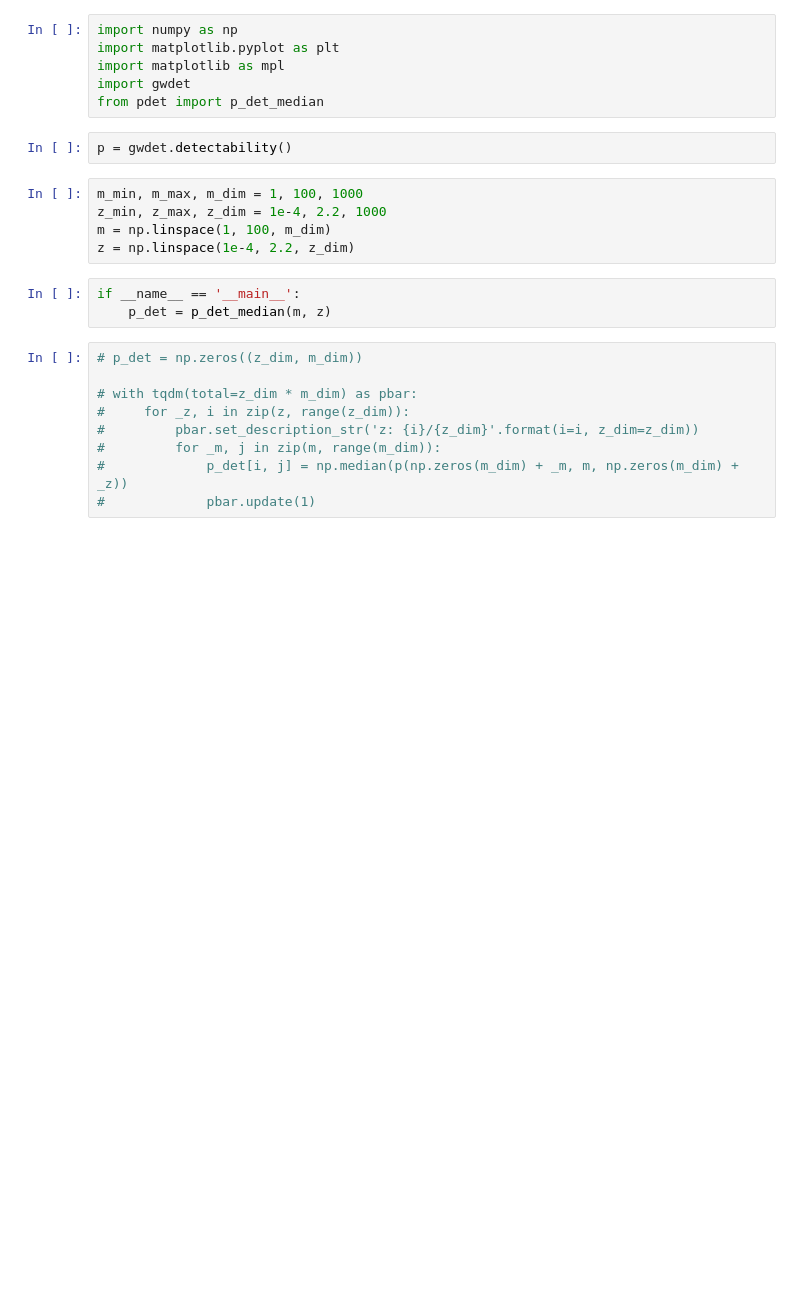
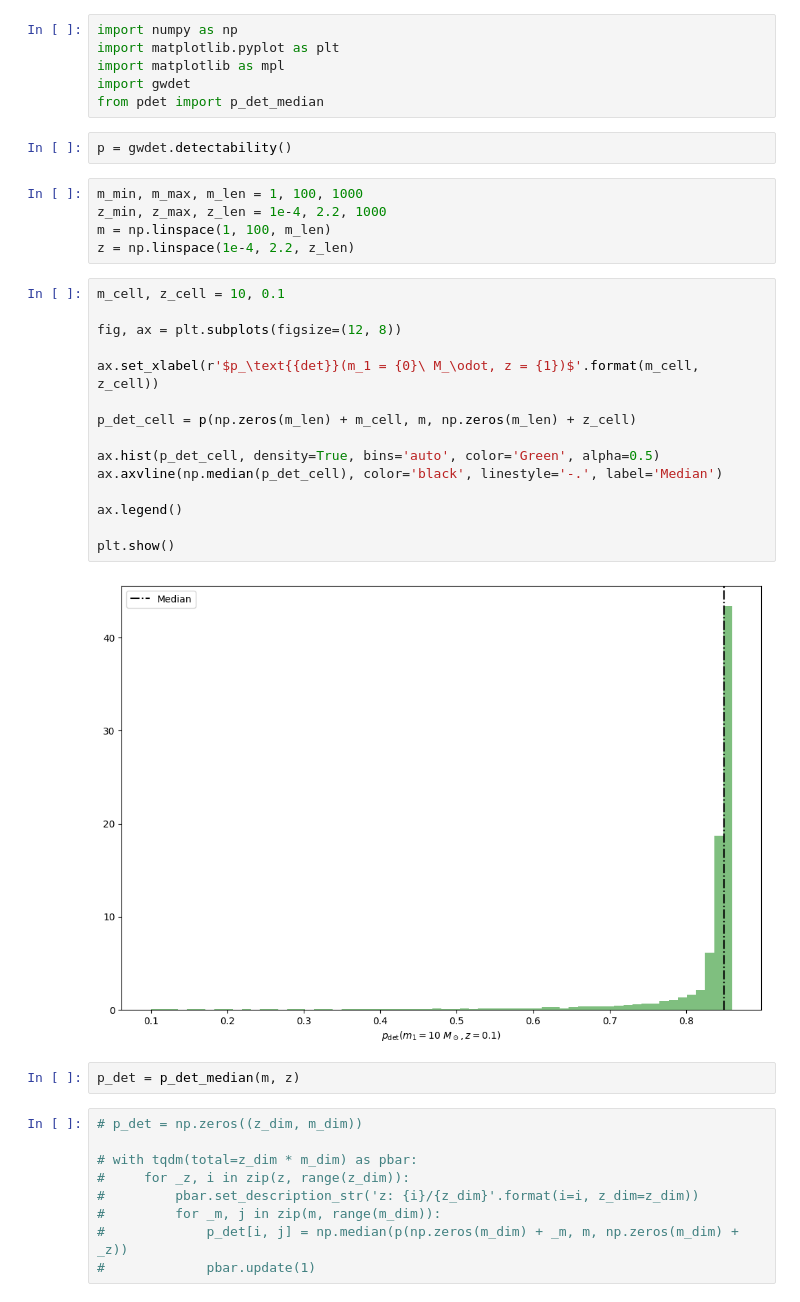
Before and after one commit to F3Solid/master_thesis, a Jupyter notebook: p_det.ipynb, the cells around one changed output. Cells and saved outputs as stored; diff of their text form; blank space fills up the shorter version.

```diff
--- a/p_det.ipynb
+++ b/p_det.ipynb
@@ -4,16 +4,32 @@ import matplotlib.pyplot as plt
 import matplotlib as mpl
 import gwdet
 from pdet import p_det_median
-# %%
-p = gwdet.detectability()
+# %%
+p = gwdet.detectability()
 # %%
-m_min, m_max, m_dim = 1, 100, 1000
-z_min, z_max, z_dim = 1e-4, 2.2, 1000
-m = np.linspace(1, 100, m_dim)
-z = np.linspace(1e-4, 2.2, z_dim)
+m_min, m_max, m_len = 1, 100, 1000
+z_min, z_max, z_len = 1e-4, 2.2, 1000
+m = np.linspace(1, 100, m_len)
+z = np.linspace(1e-4, 2.2, z_len)
+# %%
+m_cell, z_cell = 10, 0.1
+
+fig, ax = plt.subplots(figsize=(12, 8))
+
+ax.set_xlabel(r'$p_\text{{det}}(m_1 = {0}\ M_\odot, z = {1})$'.format(m_cell, z_cell))
+
+p_det_cell = p(np.zeros(m_len) + m_cell, m, np.zeros(m_len) + z_cell)
+
+ax.hist(p_det_cell, density=True, bins='auto', color='Green', alpha=0.5)
+ax.axvline(np.median(p_det_cell), color='black', linestyle='-.', label='Median')
+
+ax.legend()
+
+plt.show()
+# %% [output]
+[figure, added]
 # %%
-if __name__ == '__main__':
-    p_det = p_det_median(m, z)
+p_det = p_det_median(m, z)
 # %%
 # p_det = np.zeros((z_dim, m_dim))
 
```
Also changed, not shown: parts of 2 cells of this notebook.
